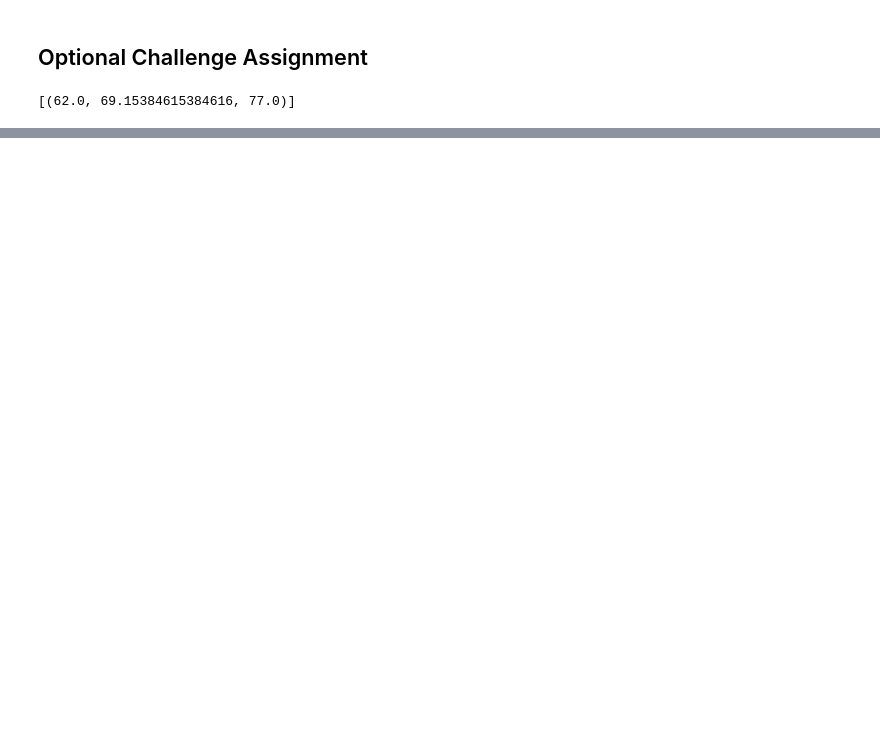
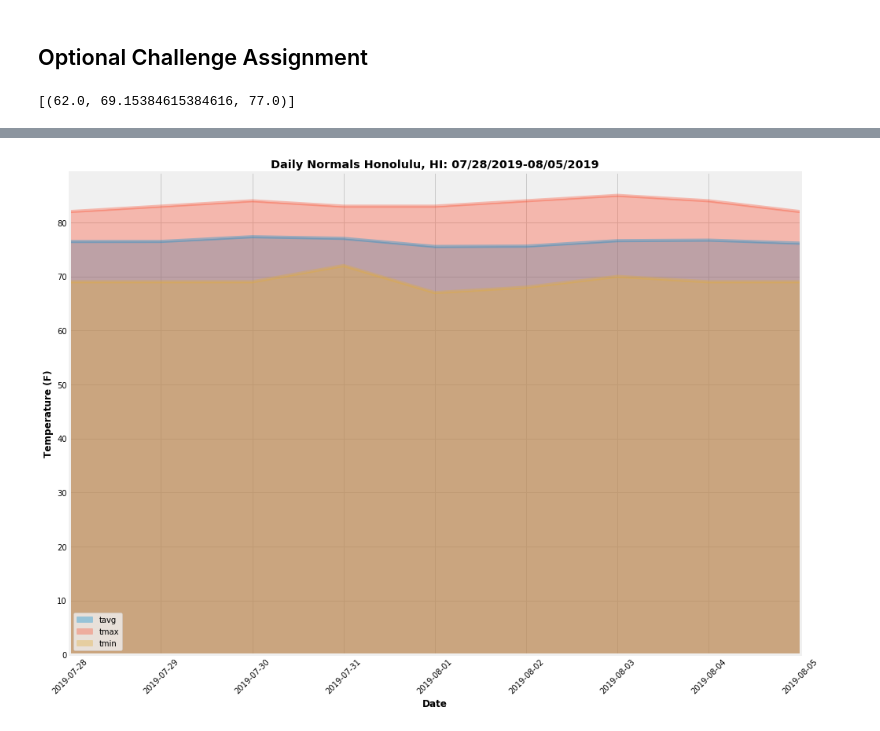
Before and after one commit to ZGrinacoff/Advanced-Data-Storage-and-Retrieval-Surfs-Up, a Jupyter notebook: climate_analysis.ipynb, the cells around one changed output, grey strips where cells are left out. Saved outputs shown, nothing was run; the diff lists cells and outputs as text; code cells hidden in the pictures; blank space fills up the shorter version.

```diff
--- a/climate_analysis.ipynb
+++ b/climate_analysis.ipynb
@@ -411,0 +393,19 @@ daily_normals("01-01")
+# %%
+# Create list to hold each month-day for trip.
+dates = ['07-28', '07-29', '07-30', '07-31', '08-01', '08-02', '08-03', '08-04', '08-05']
+
+# Create empty list to hold all normals for trip.
+normals = []
+
+# Loop through each date in dates, save all info for normals in empty dict called daily_norm.
+# Add trip Year (2019) to date string, calculate daily normal, and append all info to dict, then to normals list.
+for date in dates:
+    daily_norm = {}
+    daily_normal = daily_normals(date)
+    daily_norm['date'] = "2019-" + date
+    daily_norm['tmin'] = daily_normal[0][0]
+    daily_norm['tavg'] = round(daily_normal[0][1], 2)
+    daily_norm['tmax'] = daily_normal[0][2]
+    normals.append(daily_norm)
+
+normals
@@ -411,0 +422,5 @@ daily_normals("01-01")
+# %%
+# Load normals into Dataframe and set index to date.
+df_trip_normals = pd.DataFrame(normals)
+df_trip_normals = df_trip_normals.set_index('date')
+df_trip_normals
@@ -411,0 +439,17 @@ daily_normals("01-01")
+# %%
+# Plot an area plot (stacked=False) for the daily normals.
+fig, ax = plt.subplots(figsize = (14, 10))
+df_trip_normals.plot.area(ax = ax, stacked = False, alpha=.35)
+
+# Set labels and ticks.
+ax.set_xlabel('Date', weight = 'bold')
+ax.set_ylabel('Temperature (F)', weight = 'bold')
+ax.set_title('Daily Normals Honolulu, HI: 07/28/2019-08/05/2019', weight = 'bold')
+plt.xticks(rotation=45)
+
+plt.savefig('Images/daily_normals.png')
+
+plt.tight_layout()
+plt.show()
+# %% [output]
+[figure, added]
```
Also changed, not shown: parts of 15 cells of this notebook.
